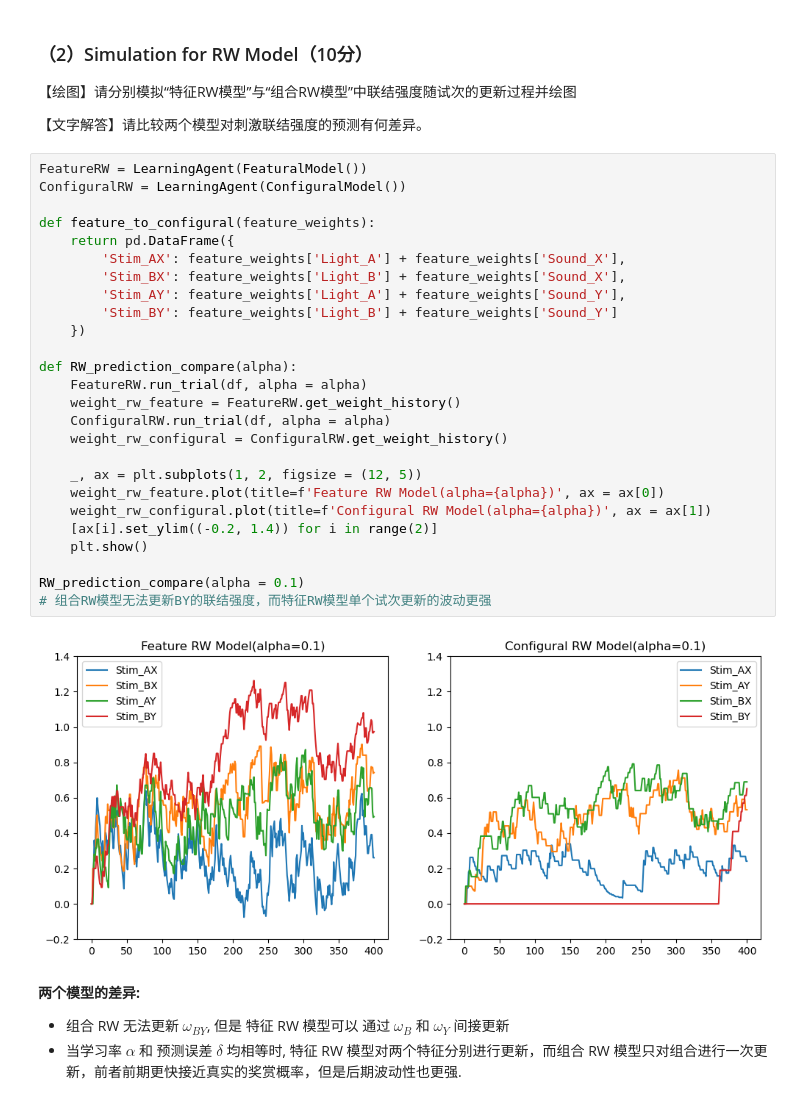
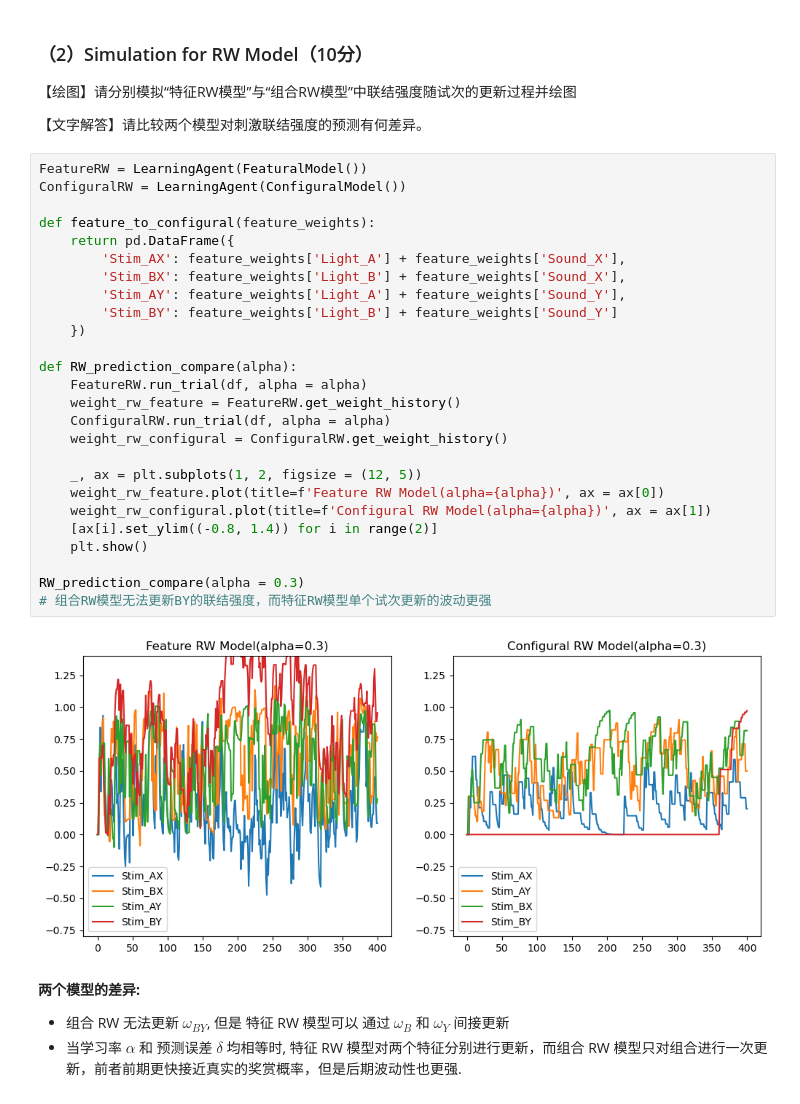
Before and after one commit to Xuang-ui/CogModel, a Jupyter notebook: main.ipynb, the cells around one changed output. Saved outputs shown, nothing was run; the diff lists cells and outputs as text.

```diff
--- a/main.ipynb
+++ b/main.ipynb
@@ -48,31 +48,31 @@ df.groupby(['Phase', 'Stimulus']).agg({'Stimulus': 'count', 'Reward': 'mean', 'A
 # %%
 FeatureRW = LearningAgent(FeaturalModel())
 ConfiguralRW = LearningAgent(ConfiguralModel())
 
 def feature_to_configural(feature_weights):
     return pd.DataFrame({
         'Stim_AX': feature_weights['Light_A'] + feature_weights['Sound_X'],
         'Stim_BX': feature_weights['Light_B'] + feature_weights['Sound_X'],
         'Stim_AY': feature_weights['Light_A'] + feature_weights['Sound_Y'],
         'Stim_BY': feature_weights['Light_B'] + feature_weights['Sound_Y']
     })
 
 def RW_prediction_compare(alpha):
     FeatureRW.run_trial(df, alpha = alpha)
     weight_rw_feature = FeatureRW.get_weight_history()
     ConfiguralRW.run_trial(df, alpha = alpha)
     weight_rw_configural = ConfiguralRW.get_weight_history()
 
     _, ax = plt.subplots(1, 2, figsize = (12, 5))
     weight_rw_feature.plot(title=f'Feature RW Model(alpha={alpha})', ax = ax[0])
     weight_rw_configural.plot(title=f'Configural RW Model(alpha={alpha})', ax = ax[1])
-    [ax[i].set_ylim((-0.2, 1.4)) for i in range(2)]
+    [ax[i].set_ylim((-0.8, 1.4)) for i in range(2)]
     plt.show()
 
-RW_prediction_compare(alpha = 0.1)
+RW_prediction_compare(alpha = 0.3)
 # 组合RW模型无法更新BY的联结强度，而特征RW模型单个试次更新的波动更强
 # %% [output]
-[figure, old version]
+[figure, new version]
 # %% [markdown]
 **两个模型的差异:**
 - 组合 RW 无法更新 $\omega_{BY}$, 但是 特征 RW 模型可以 通过 $\omega_B$ 和 $\omega_Y$ 间接更新
```
Also changed, not shown: parts of 12 cells of this notebook, 2 other files.
